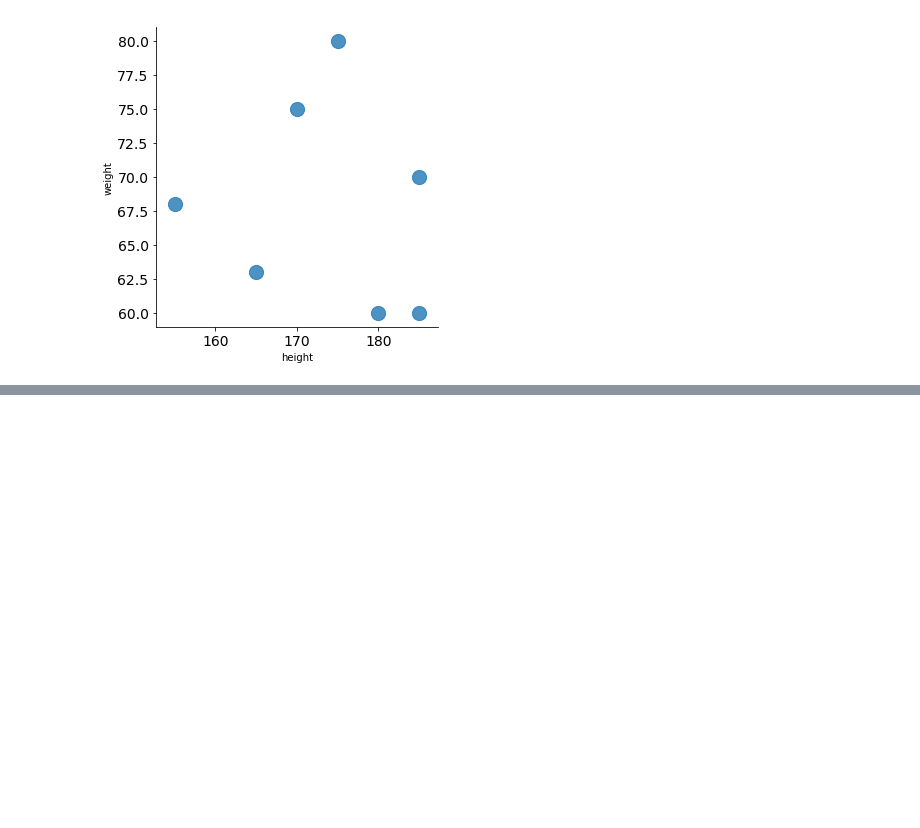
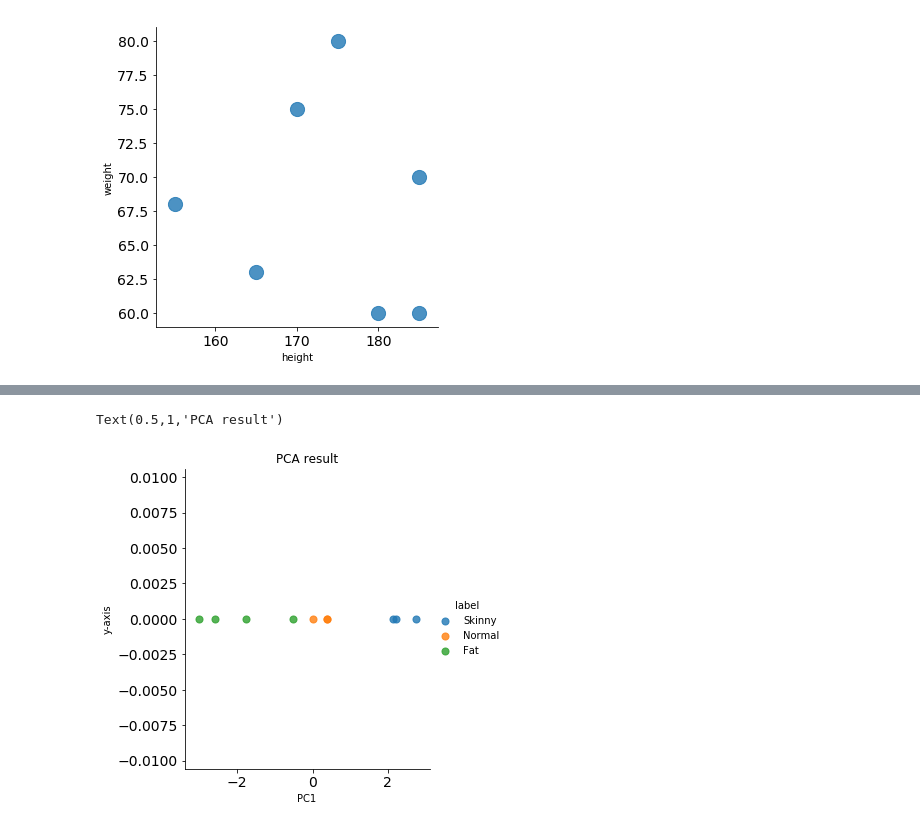
Before and after one commit to skywalker221-Minsoo/Python-start, a Jupyter notebook: DataAnalistics/Chap4.ipynb, the cells around one changed output, grey strips where cells are left out. Saved outputs shown, nothing was run; the diff lists cells and outputs as text; code cells hidden in the pictures; blank space fills up the shorter version.

```diff
--- a/DataAnalistics/Chap4.ipynb
+++ b/DataAnalistics/Chap4.ipynb
@@ -952,0 +1300,4 @@ sns.lmplot('height', 'weight', data=df, fit_reg=False,
+# %%
+import numpy as np
+features = x_std.T
+covariance_matrix = np.cov(features)
@@ -952,0 +1312,2 @@ sns.lmplot('height', 'weight', data=df, fit_reg=False,
+# %%
+eig_vals, eig_vecs = np.linalg.eig(covariance_matrix)
@@ -952,0 +1332,2 @@ sns.lmplot('height', 'weight', data=df, fit_reg=False,
+# %%
+projected_X = x_std.dot(eig_vecs.T[0]) / np.linalg.norm(eig_vecs.T[0])
@@ -952,0 +1339,4 @@ sns.lmplot('height', 'weight', data=df, fit_reg=False,
+# %%
+result = pd.DataFrame(projected_X, columns=['PC1'])
+result['y-axis'] = 0.0
+result['label'] = Y
@@ -952,0 +1357,13 @@ sns.lmplot('height', 'weight', data=df, fit_reg=False,
+# %%
+import matplotlib.pyplot as plt
+import seaborn as sns
+%matplotlib inline
+
+sns.lmplot('PC1', 'y-axis', data=result, fit_reg=False,  # x-axis, y-axis, data, no line
+           scatter_kws={"s": 50}, # marker size
+           hue="label") # color
+
+plt.title('PCA result')
+# %% [output]
+Text(0.5,1,'PCA result')
+[figure, added]
```
Also changed, not shown: parts of 93 cells of this notebook.
